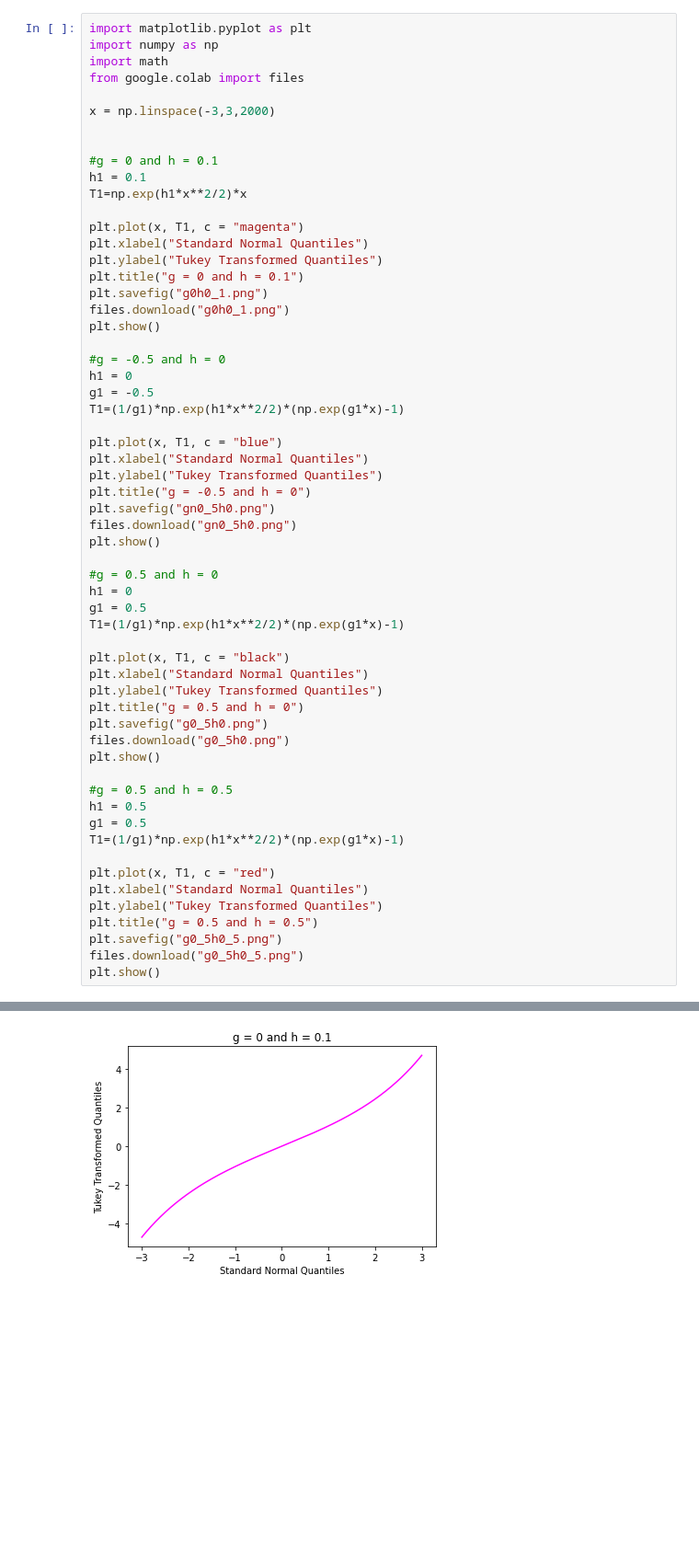
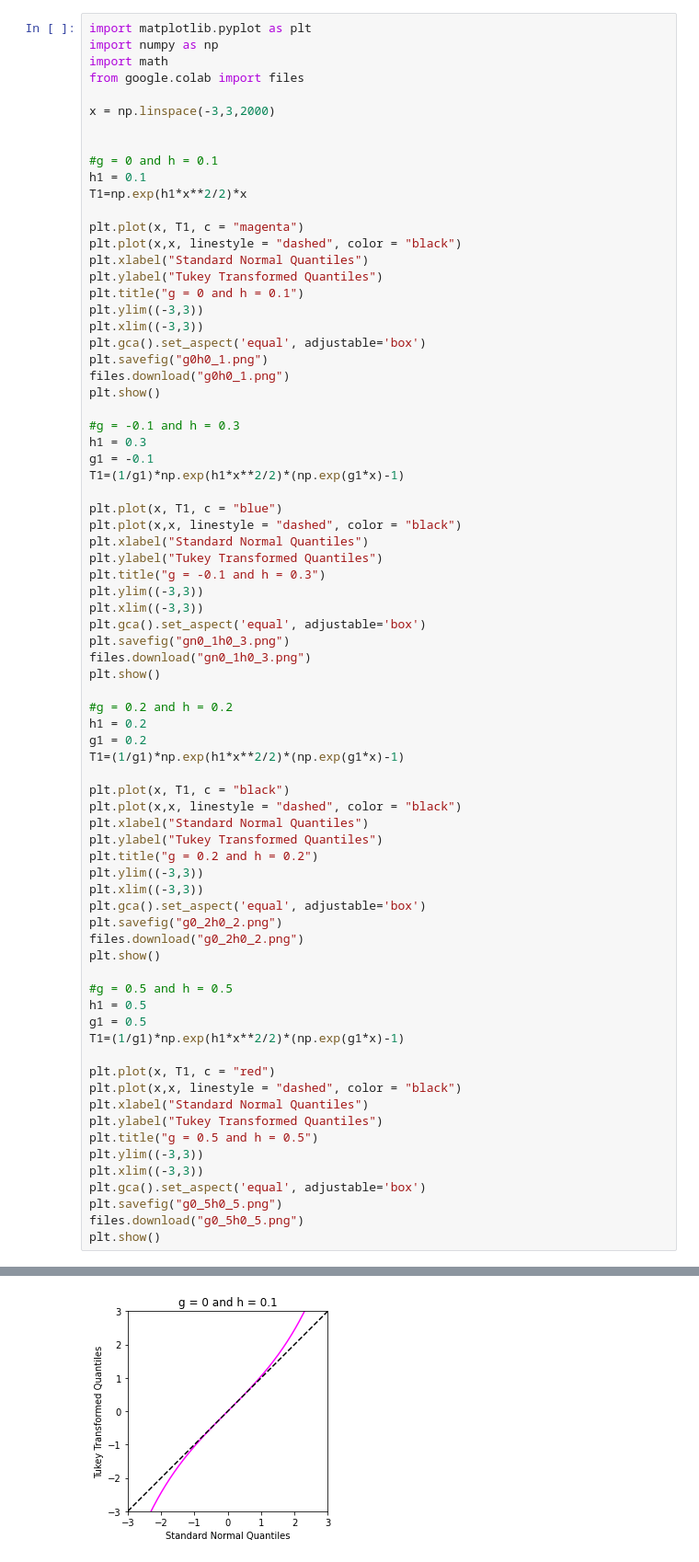
Before and after one commit to QuantLet/Tukey, a Jupyter notebook: TukeyTransformPlot/TukeyTransformPlot.ipynb, the cells around one changed output, grey strips where cells are left out. Shown at 92% size. Drawn from its saved outputs; the diff is of its cells as text; blank space fills up the shorter version.

```diff
--- a/TukeyTransformPlot/TukeyTransformPlot.ipynb
+++ b/TukeyTransformPlot/TukeyTransformPlot.ipynb
@@ -14,54 +14,70 @@ h1 = 0.1
 T1=np.exp(h1*x**2/2)*x
 
 plt.plot(x, T1, c = "magenta")
+plt.plot(x,x, linestyle = "dashed", color = "black")
 plt.xlabel("Standard Normal Quantiles")
 plt.ylabel("Tukey Transformed Quantiles")
 plt.title("g = 0 and h = 0.1")
+plt.ylim((-3,3))
+plt.xlim((-3,3))
+plt.gca().set_aspect('equal', adjustable='box')
 plt.savefig("g0h0_1.png")
 files.download("g0h0_1.png")
 plt.show()
 
-#g = -0.5 and h = 0
-h1 = 0
-g1 = -0.5
+#g = -0.1 and h = 0.3
+h1 = 0.3
+g1 = -0.1
 T1=(1/g1)*np.exp(h1*x**2/2)*(np.exp(g1*x)-1)
 
 plt.plot(x, T1, c = "blue")
+plt.plot(x,x, linestyle = "dashed", color = "black")
 plt.xlabel("Standard Normal Quantiles")
 plt.ylabel("Tukey Transformed Quantiles")
-plt.title("g = -0.5 and h = 0")
-plt.savefig("gn0_5h0.png")
-files.download("gn0_5h0.png")
+plt.title("g = -0.1 and h = 0.3")
+plt.ylim((-3,3))
+plt.xlim((-3,3))
+plt.gca().set_aspect('equal', adjustable='box')
+plt.savefig("gn0_1h0_3.png")
+files.download("gn0_1h0_3.png")
 plt.show()
 
-#g = 0.5 and h = 0
-h1 = 0
-g1 = 0.5
+#g = 0.2 and h = 0.2
+h1 = 0.2
+g1 = 0.2
 T1=(1/g1)*np.exp(h1*x**2/2)*(np.exp(g1*x)-1)
 
 plt.plot(x, T1, c = "black")
+plt.plot(x,x, linestyle = "dashed", color = "black")
 plt.xlabel("Standard Normal Quantiles")
 plt.ylabel("Tukey Transformed Quantiles")
-plt.title("g = 0.5 and h = 0")
-plt.savefig("g0_5h0.png")
-files.download("g0_5h0.png")
+plt.title("g = 0.2 and h = 0.2")
+plt.ylim((-3,3))
+plt.xlim((-3,3))
+plt.gca().set_aspect('equal', adjustable='box')
+plt.savefig("g0_2h0_2.png")
+files.download("g0_2h0_2.png")
 plt.show()
 
 #g = 0.5 and h = 0.5
 h1 = 0.5
 g1 = 0.5
 T1=(1/g1)*np.exp(h1*x**2/2)*(np.exp(g1*x)-1)
 
 plt.plot(x, T1, c = "red")
+plt.plot(x,x, linestyle = "dashed", color = "black")
 plt.xlabel("Standard Normal Quantiles")
 plt.ylabel("Tukey Transformed Quantiles")
 plt.title("g = 0.5 and h = 0.5")
+plt.ylim((-3,3))
+plt.xlim((-3,3))
+plt.gca().set_aspect('equal', adjustable='box')
 plt.savefig("g0_5h0_5.png")
 files.download("g0_5h0_5.png")
 plt.show()
 # %% [output]
 [interactive output not drawn]
 [interactive output not drawn]
-[figure, old version]
+[figure, new version]
 [interactive output not drawn]
 [interactive output not drawn]
```
Also changed, not shown: parts of 1 cell of this notebook.
